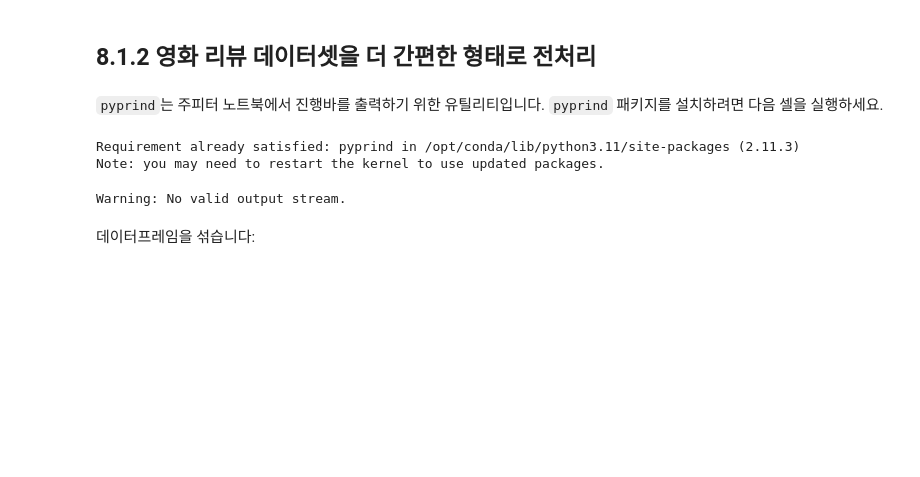
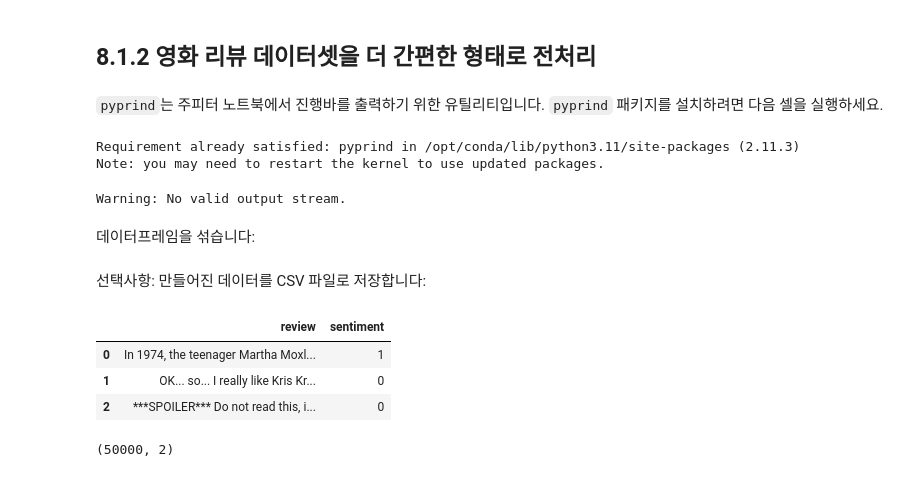
Before and after one commit to leeyb12/Self-Study, a Jupyter notebook: 006/머신 러닝 교과서 3판/ch08.ipynb, the cells around one changed output. Saved outputs shown, nothing was run; the diff lists cells and outputs as text; code cells hidden in the pictures; blank space fills up the shorter version.

```diff
--- a/006/머신 러닝 교과서 3판/ch08.ipynb
+++ b/006/머신 러닝 교과서 3판/ch08.ipynb
@@ -123,3 +123,5 @@ import numpy as np
 
 np.random.seed(0)
 df = df.reindex(np.random.permutation(df.index))
+# %% [markdown]
+선택사항: 만들어진 데이터를 CSV 파일로 저장합니다:
@@ -125,0 +130,14 @@ df = df.reindex(np.random.permutation(df.index))
+# %%
+import pandas as pd
+
+df = pd.read_csv('movie_data.csv', encoding='utf-8')
+df.head(3)
+# %% [output]
+|  | review | sentiment |
+| 0 | In 1974, the teenager Martha Moxl... | 1 |
+| 1 | OK... so... I really like Kris Kr... | 0 |
+| 2 | ***SPOILER*** Do not read this, i... | 0 |
+# %%
+df.shape
+# %% [output]
+(50000, 2)
```
Also changed, not shown: parts of 78 cells of this notebook, 3 other files.
